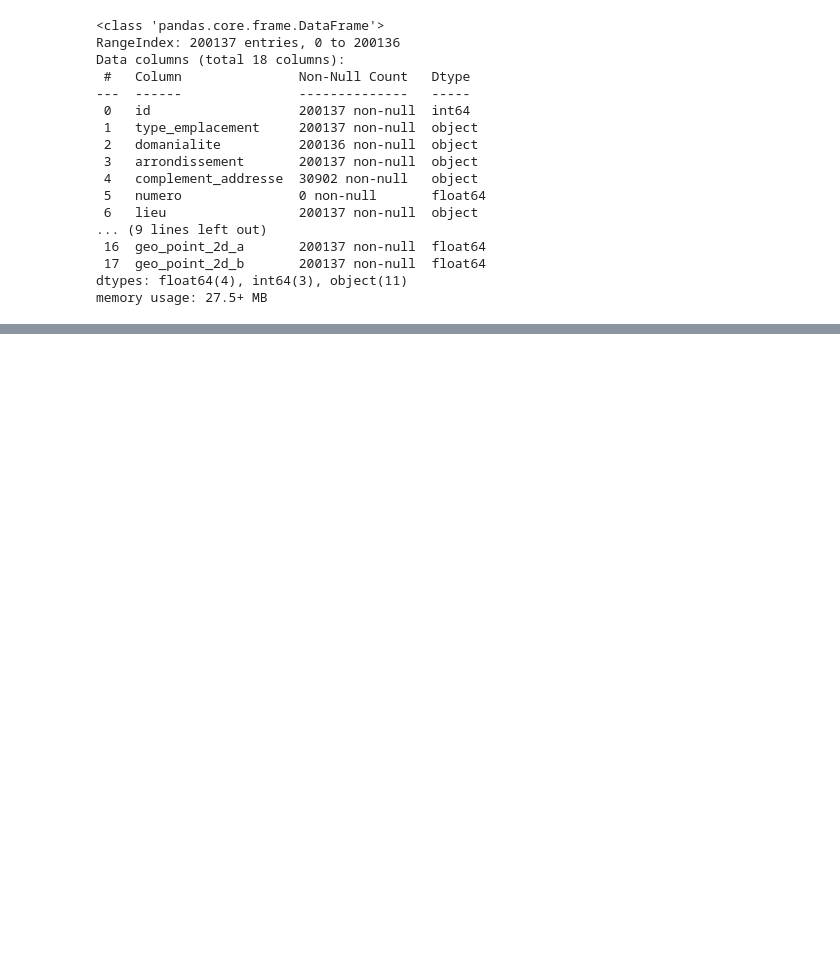
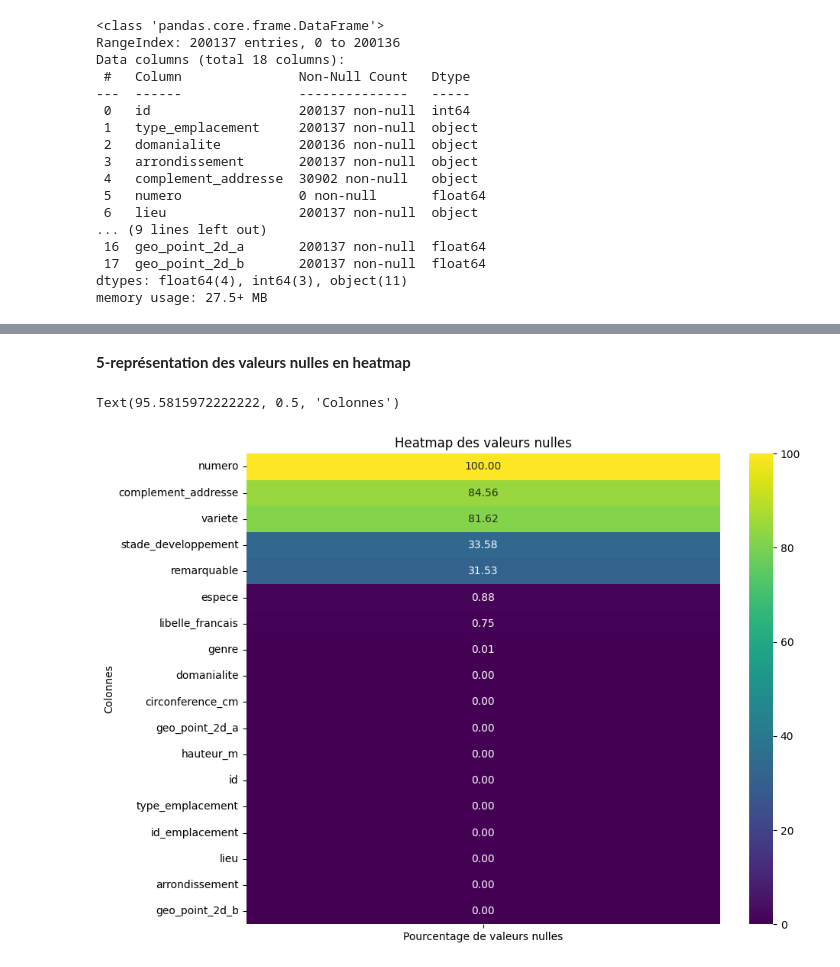
Before and after one commit to Belin27000/P2SmartCity, a Jupyter notebook: P2Tree.ipynb, the cells around one changed output, grey strips where cells are left out. Saved outputs shown, nothing was run; the diff lists cells and outputs as text; code cells hidden in the pictures; blank space fills up the shorter version.

```diff
--- a/P2Tree.ipynb
+++ b/P2Tree.ipynb
@@ -65,0 +102,5 @@ memory usage: 27.5+ MB
+# %%
+null_counts = data.isnull()
+null_percentage = (null_counts.sum()/len(data))*100
+for column, percentage in null_percentage.items():
+    print(f'{column}: {percentage:.2f}%')
@@ -65,0 +126,13 @@ memory usage: 27.5+ MB
+# %% [markdown]
+**5-représentation des valeurs nulles en heatmap**
+# %%
+null_percentage=null_percentage.sort_values(ascending=False)
+null_percentage_df = pd.DataFrame(null_percentage, columns=['Pourcentage de valeurs nulles'])
+plt.figure(figsize=(10,8))
+sns.heatmap(null_percentage_df,cmap='viridis', annot=True, fmt='.2f')
+plt.title('Heatmap des valeurs nulles')
+#plt.xlabel('Pourcentage valeurs nulles')
+plt.ylabel('Colonnes')
+# %% [output]
+Text(95.5815972222222, 0.5, 'Colonnes')
+[figure, added]
```
Also changed, not shown: parts of 81 cells of this notebook.
